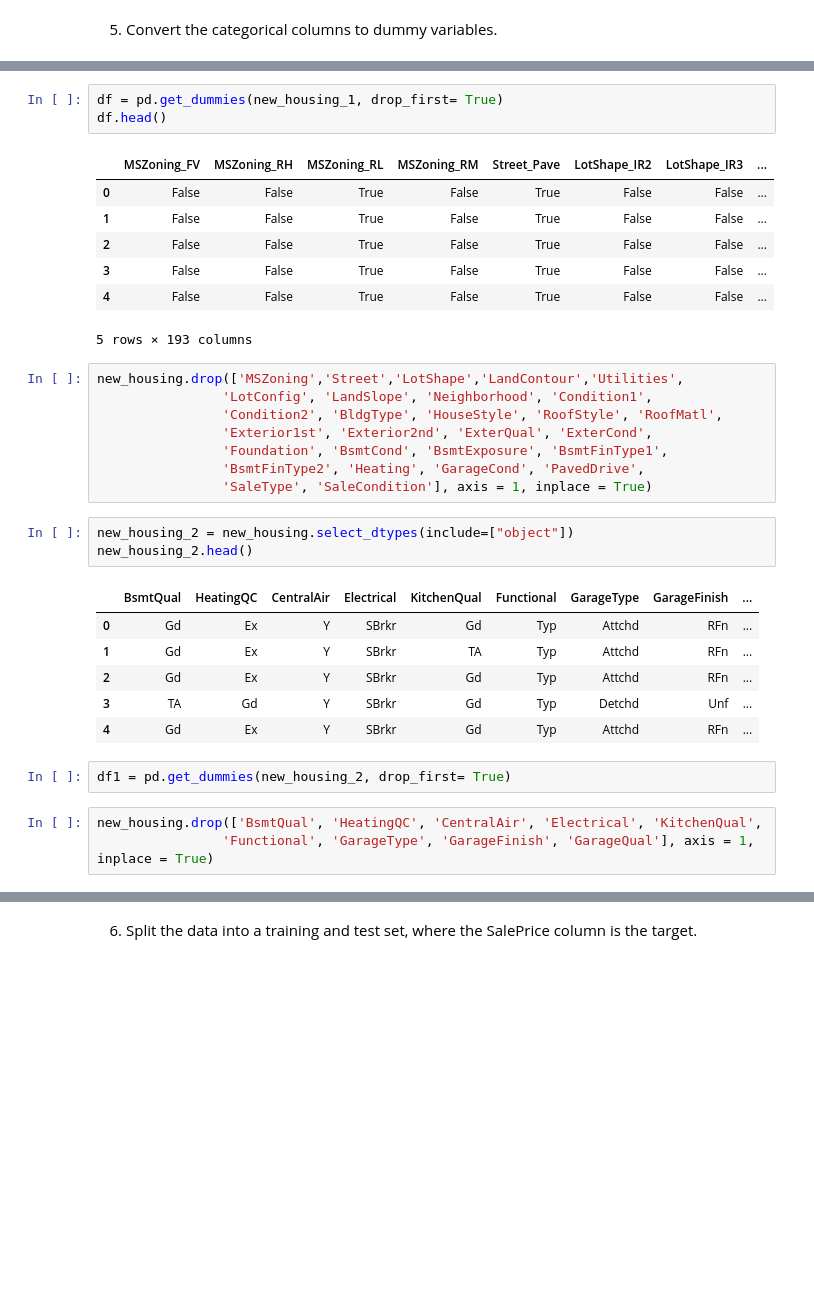
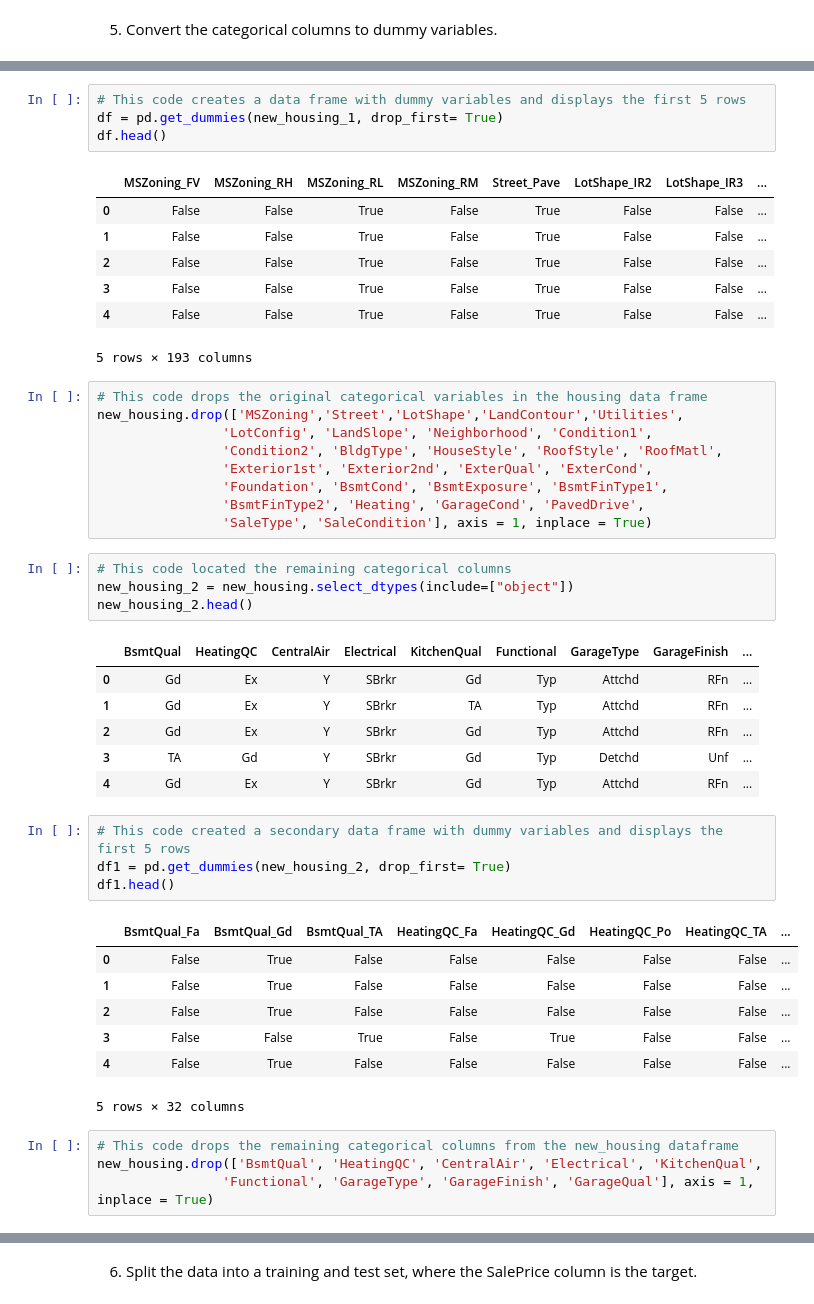
Before and after one commit to MWPerrineJr/data-mining, a Jupyter notebook: Weel 7 Assignment.ipynb, the cells around one changed output, grey strips where cells are left out. Drawn from its saved outputs; the diff is of its cells as text; blank space fills up the shorter version.

```diff
--- a/Weel 7 Assignment.ipynb
+++ b/Weel 7 Assignment.ipynb
@@ -141,6 +152,7 @@ PavedDrive : 3 labels
 SaleType : 9 labels
 SaleCondition : 6 labels
 # %%
+# This code creates a data frame with dummy variables and displays the first 5 rows
 df = pd.get_dummies(new_housing_1, drop_first= True)
 df.head()
 # %% [output]
@@ -152,6 +164,7 @@ df.head()
 | 4 | False | False | True | False | True | False | False | ... |
 5 rows × 193 columns
 # %%
+# This code drops the original categorical variables in the housing data frame
 new_housing.drop(['MSZoning','Street','LotShape','LandContour','Utilities',
                 'LotConfig', 'LandSlope', 'Neighborhood', 'Condition1',
                 'Condition2', 'BldgType', 'HouseStyle', 'RoofStyle', 'RoofMatl',
@@ -160,6 +173,7 @@ new_housing.drop(['MSZoning','Street','LotShape','LandContour','Utilities',
                 'BsmtFinType2', 'Heating', 'GarageCond', 'PavedDrive',
                 'SaleType', 'SaleCondition'], axis = 1, inplace = True)
 # %%
+# This code located the remaining categorical columns
 new_housing_2 = new_housing.select_dtypes(include=["object"])
 new_housing_2.head()
 # %% [output]
@@ -170,7 +184,18 @@ new_housing_2.head()
 | 3 | TA | Gd | Y | SBrkr | Gd | Typ | Detchd | Unf | ... |
 | 4 | Gd | Ex | Y | SBrkr | Gd | Typ | Attchd | RFn | ... |
 # %%
+# This code created a secondary data frame with dummy variables and displays the first 5 rows
 df1 = pd.get_dummies(new_housing_2, drop_first= True)
+df1.head()
+# %% [output]
+|  | BsmtQual_Fa | BsmtQual_Gd | BsmtQual_TA | HeatingQC_Fa | HeatingQC_Gd | HeatingQC_Po | HeatingQC_TA | ... |
+| 0 | False | True | False | False | False | False | False | ... |
+| 1 | False | True | False | False | False | False | False | ... |
+| 2 | False | True | False | False | False | False | False | ... |
+| 3 | False | False | True | False | True | False | False | ... |
+| 4 | False | True | False | False | False | False | False | ... |
+5 rows × 32 columns
 # %%
+# This code drops the remaining categorical columns from the new_housing dataframe
 new_housing.drop(['BsmtQual', 'HeatingQC', 'CentralAir', 'Electrical', 'KitchenQual',
                 'Functional', 'GarageType', 'GarageFinish', 'GarageQual'], axis = 1, inplace = True)
```
Also changed, not shown: parts of 32 cells of this notebook.
